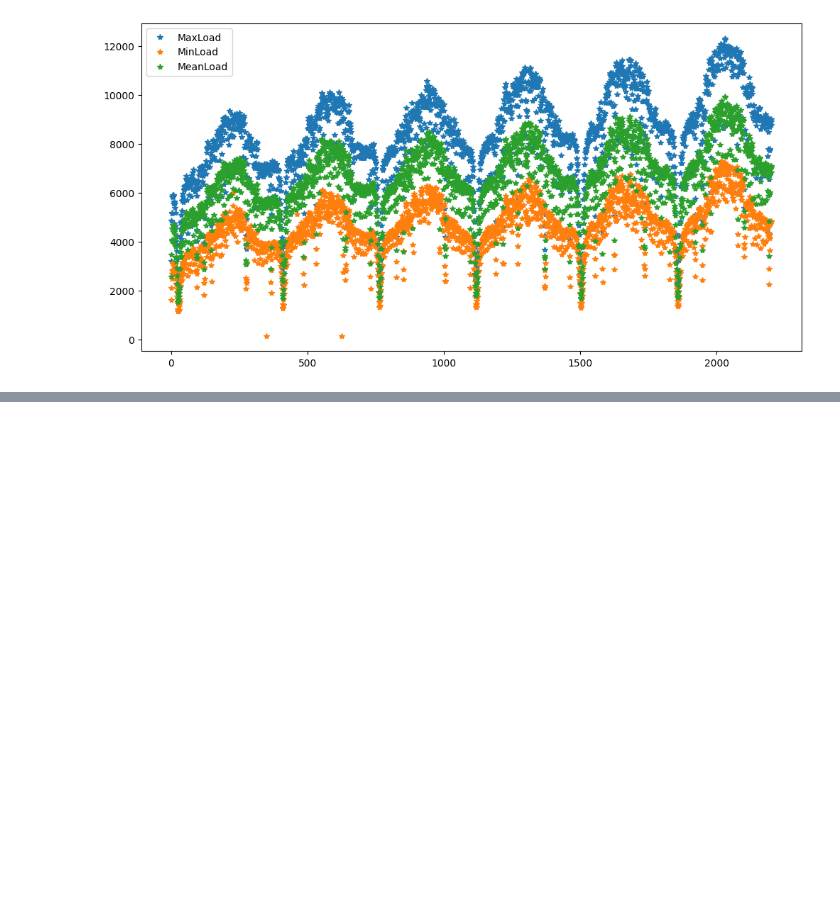
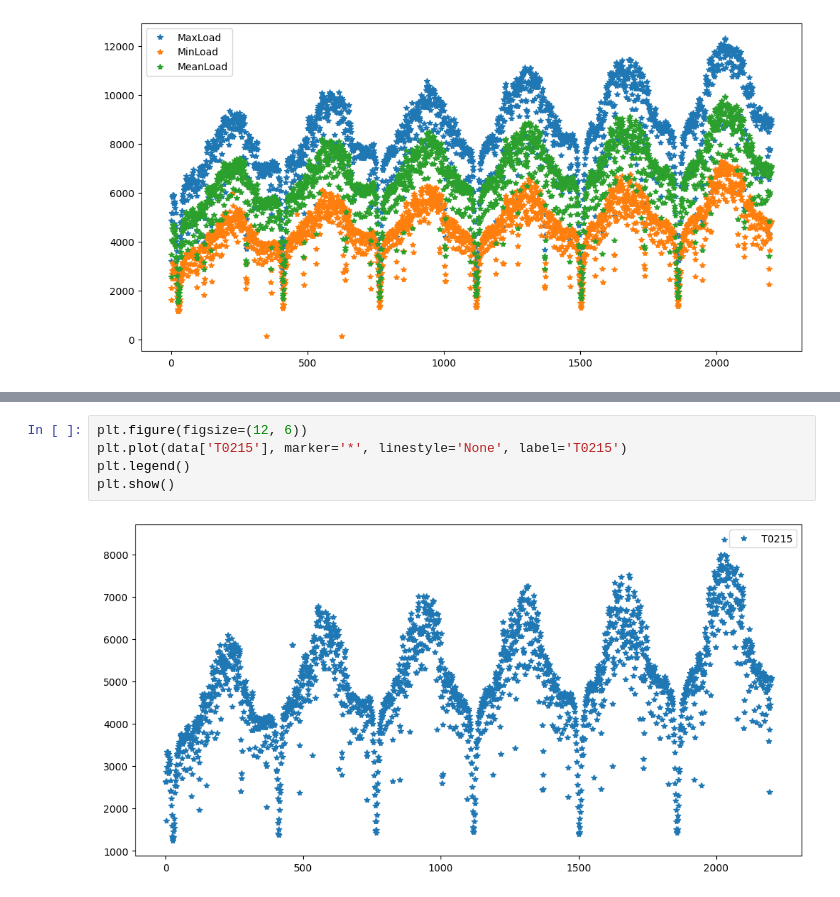
Before and after one commit to John-Chen92/Electricity_Load_Forecast, a Jupyter notebook: data_analyse.ipynb, the cells around one changed output, grey strips where cells are left out. Drawn from its saved outputs; the diff is of its cells as text; blank space fills up the shorter version.

```diff
--- a/data_analyse.ipynb
+++ b/data_analyse.ipynb
@@ -41,0 +83,7 @@ plt.show()
+# %%
+plt.figure(figsize=(12, 6))
+plt.plot(data['T0215'], marker='*', linestyle='None', label='T0215')
+plt.legend()
+plt.show()
+# %% [output]
+[figure, added]
```
Also changed, not shown: parts of 9 cells of this notebook, 3 other files.
